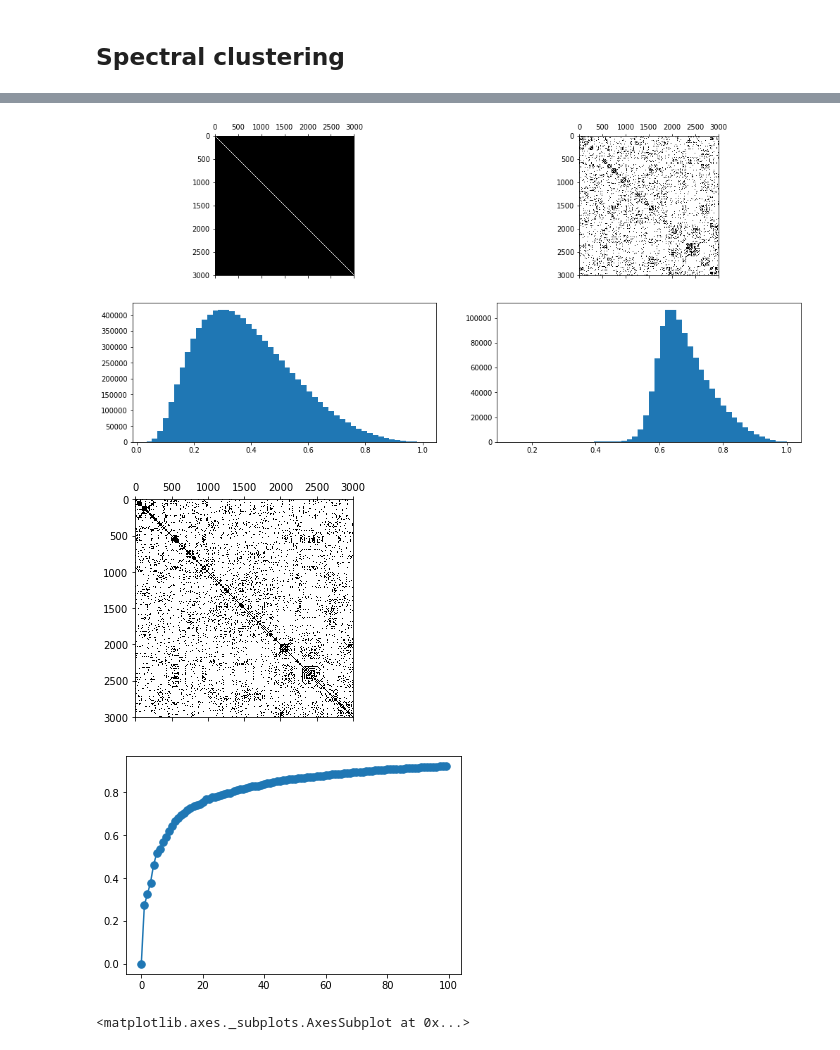
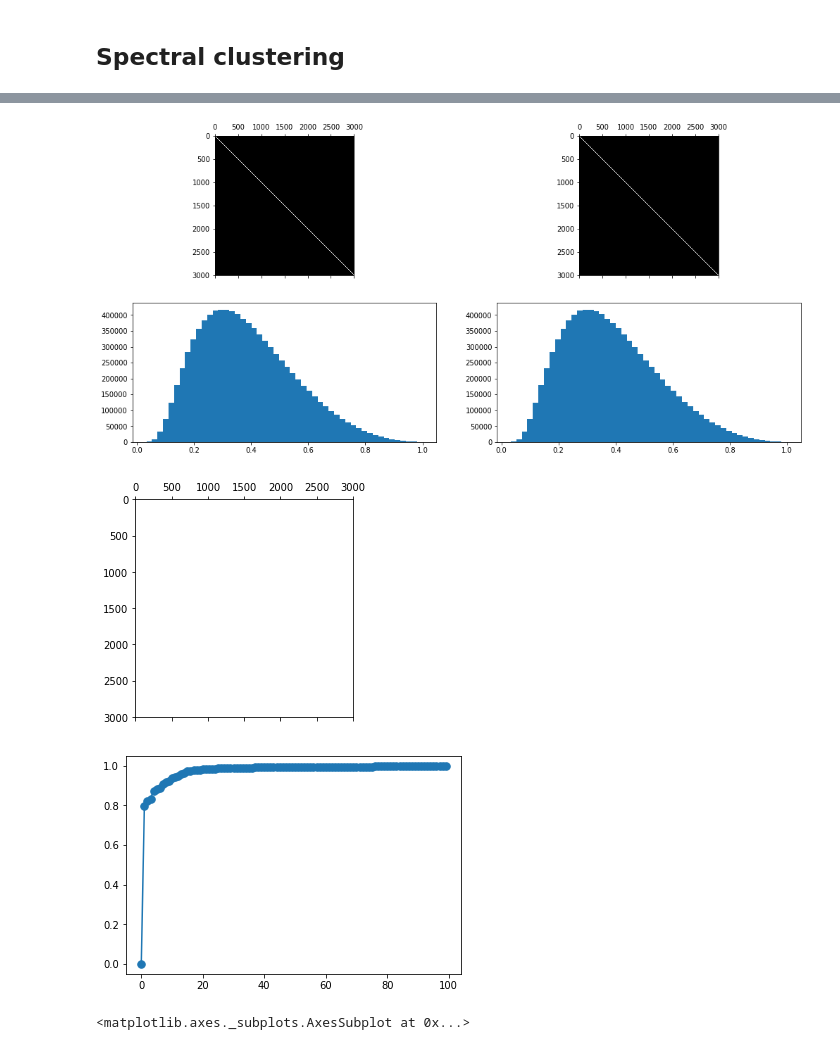
Before and after one commit to adrianlwn/NTDS-Speech-Recognition-Challenge, a Jupyter notebook: Test_Feature.ipynb, the cells around one changed output, grey strips where cells are left out. Saved outputs shown, nothing was run; the diff lists cells and outputs as text; code cells hidden in the pictures.

```diff
--- a/Test_Feature.ipynb
+++ b/Test_Feature.ipynb
@@ -140,7 +214,7 @@ features_og.head()
 ## Spectral clustering
 # %%
 # Load features
-features_og = pd.read_pickle('./Features Data/cut_mfccs_raw_10_1028_5.pickle')
+features_og = pd.read_pickle('./Features Data/cut_mfccs_raw_10_1028_20.pickle')
 features_og.head()
 # %% [output]
 |  | info |  |  |  | mfcc |  |  |  |  |  |  | ... |
@@ -167,33 +241,33 @@ np.fill_diagonal(weights,0)
 # %%
 
 fix, axes = plt.subplots(2, 2, figsize=(17, 8))
 def plot(weights, axes):
     axes[0].spy(weights)
     axes[1].hist(weights[weights > 0].reshape(-1), bins=50);
 plot(weights, axes[:, 0])
 
-NEIGHBORS = 400
+NEIGHBORS = 3000
 
 for i in range(weights.shape[0]):
     idx = weights[i,:].argsort()[:-NEIGHBORS]
     weights[i,idx] = 0
     weights[idx,i] = 0
 
 plot(weights, axes[:, 1])
 # %% [output]
-[figure, old version]
+[figure, new version]
 # %%
 degrees = np.sum(weights,axis=0)
 laplacian = np.diag(degrees**-0.5) @ (np.diag(degrees) - weights) @ np.diag(degrees**-0.5)
 laplacian = sparse.csr_matrix(laplacian)
 plt.spy(laplacian.todense());
 # %% [output]
-[figure, old version]
+[figure, new version]
 # %%
 eigenvalues, eigenvectors = sparse.linalg.eigsh(A=laplacian,k=100,which='SM')
 plt.plot(eigenvalues, '.-', markersize=15);
 # %% [output]
-[figure, old version]
+[figure, new version]
 # %%
 # Build Label vector
 # Define class name vector, the index will correspond to the class label
```
Also changed, not shown: parts of 18 cells of this notebook, 7 other files.
